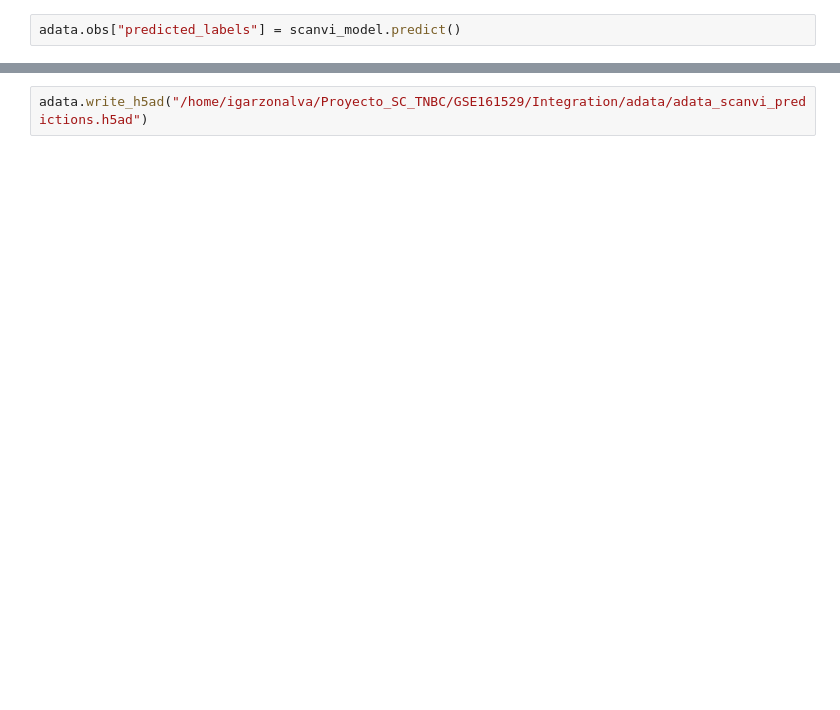
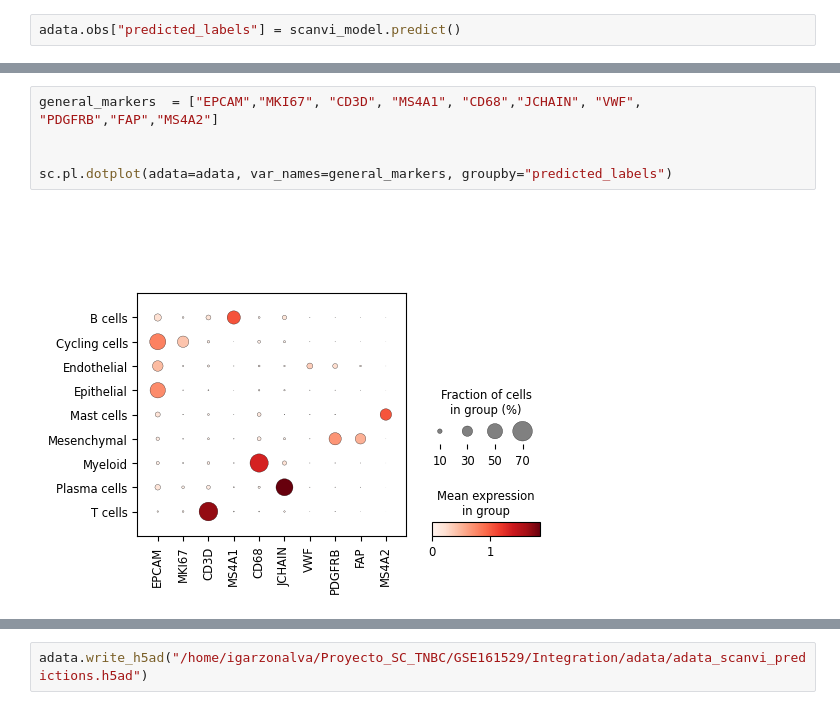
Before and after one commit to ignagarlav/Breast-Cancer-Heterogeneity, a Jupyter notebook: 02Integration/ExploreScAnviResults.ipynb, the cells around one changed output, grey strips where cells are left out. Cells and saved outputs as stored; diff of their text form; blank space fills up the shorter version.

```diff
--- a/02Integration/ExploreScAnviResults.ipynb
+++ b/02Integration/ExploreScAnviResults.ipynb
@@ -59,0 +137,7 @@ sc.pl.embedding(
+# %%
+general_markers  = ["EPCAM","MKI67", "CD3D", "MS4A1", "CD68","JCHAIN", "VWF", "PDGFRB","FAP","MS4A2"]
+
+
+sc.pl.dotplot(adata=adata, var_names=general_markers, groupby="predicted_labels")
+# %% [output]
+[figure, added]
```
Also changed, not shown: parts of 16 cells of this notebook, 1 other file.
